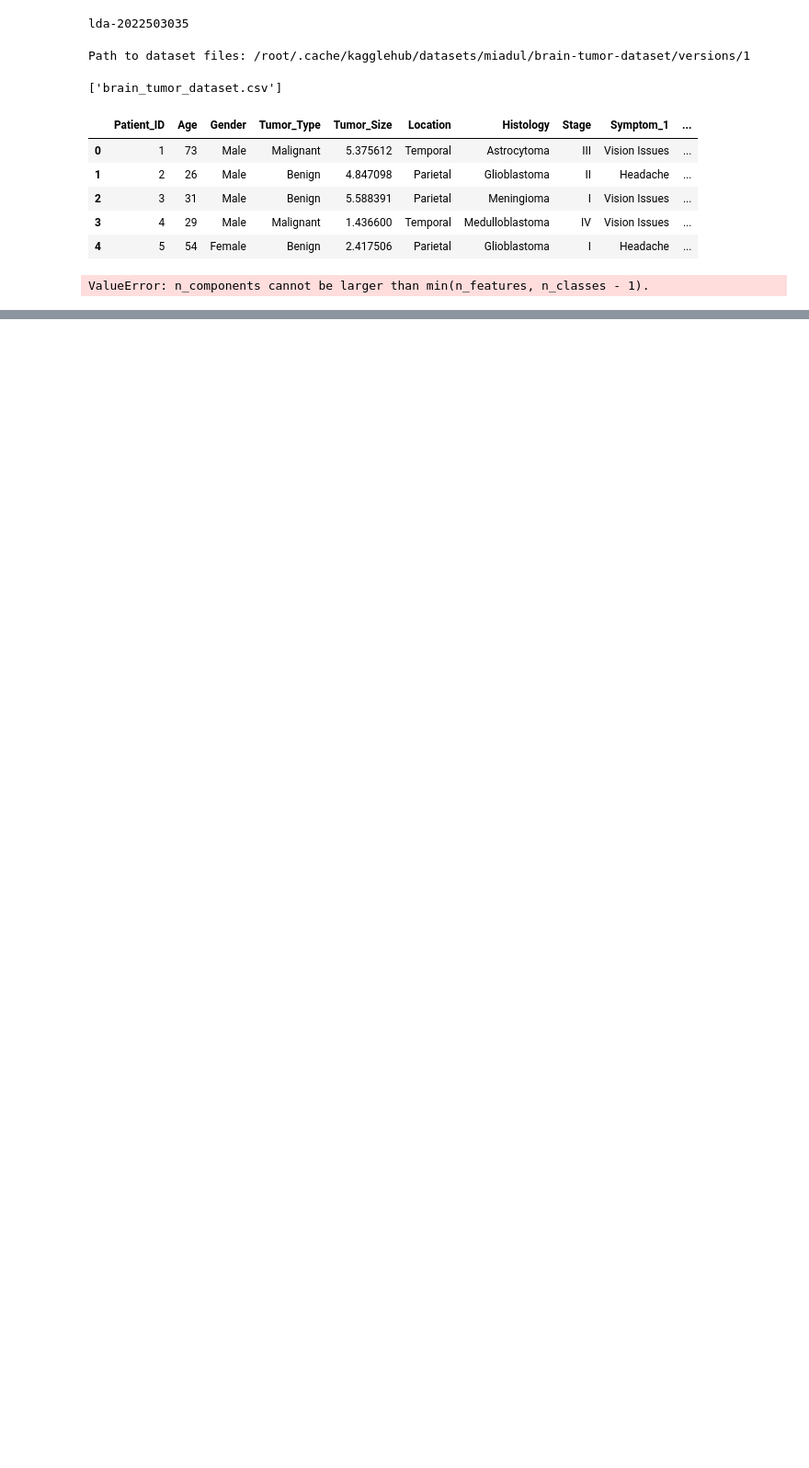
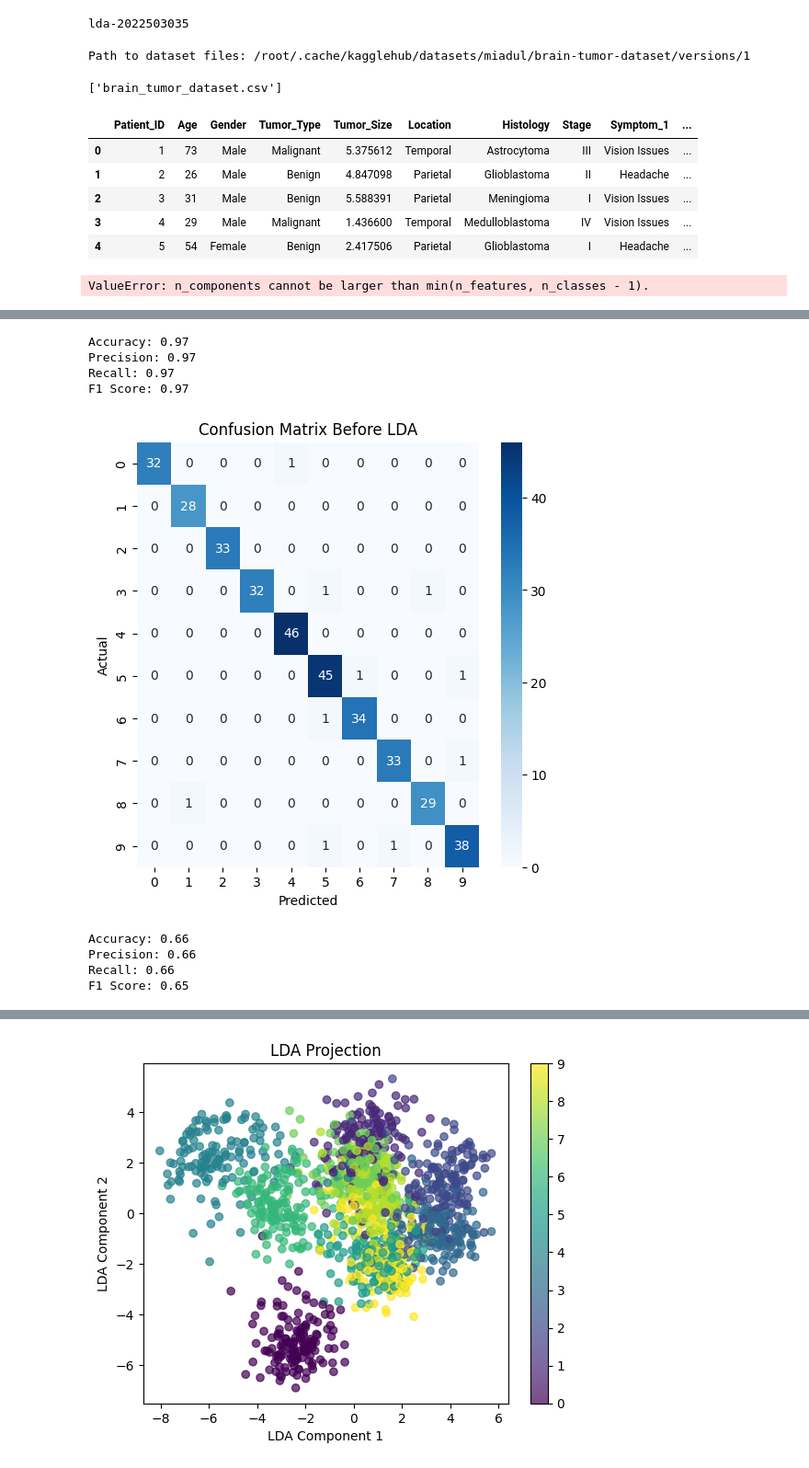
Before and after one commit to Kritzr/machine_learning, a Jupyter notebook: LDA_2022503035/lda_implementation.ipynb, the cells around one changed output, grey strips where cells are left out. Shown at 92% size. Cells and saved outputs as stored; diff of their text form; code cells hidden in the pictures; blank space fills up the shorter version.

```diff
--- a/LDA_2022503035/lda_implementation.ipynb
+++ b/LDA_2022503035/lda_implementation.ipynb
@@ -153,0 +273,51 @@ ValueError: n_components cannot be larger than min(n_features, n_classes - 1).
+# %%
+class LDAProcessor:
+    def __init__(self, n_components=2):
+        self.lda = LDA(n_components=n_components)
+
+    def fit_transform(self, X_train, y_train):
+        return self.lda.fit_transform(X_train, y_train)
+
+    def transform(self, X_test):
+        return self.lda.transform(X_test)
+# %%
+class Visualizer:
+    @staticmethod
+    def plot_lda_projection(X_train_lda, y_train):
+        plt.scatter(X_train_lda[:, 0], X_train_lda[:, 1], c=y_train, cmap='viridis', alpha=0.7)
+        plt.xlabel('LDA Component 1')
+        plt.ylabel('LDA Component 2')
+        plt.title('LDA Projection')
+        plt.colorbar()
+        plt.show()
+# %%
+rf_before_lda = RandomForestModel()
+rf_before_lda.train(X_train, y_train)
+y_pred_before_lda = rf_before_lda.predict(X_test)
+rf_before_lda.evaluate(y_test, y_pred_before_lda)
+rf_before_lda.show_confusion_matrix(y_test, y_pred_before_lda, title="Confusion Matrix Before LDA")
+
+# Apply LDA
+lda_processor = LDAProcessor()
+X_train_lda = lda_processor.fit_transform(X_train, y_train)
+X_test_lda = lda_processor.transform(X_test)
+
+# Train and evaluate Random Forest after LDA
+rf_after_lda = RandomForestModel()
+rf_after_lda.train(X_train_lda, y_train)
+y_pred_after_lda = rf_after_lda.predict(X_test_lda)
+rf_after_lda.evaluate(y_test, y_pred_after_lda)
+rf_after_lda.show_confusion_matrix(y_test, y_pred_after_lda, title="Confusion Matrix After LDA")
+
+# Visualization
+Visualizer.plot_lda_projection(X_train_lda, y_train)
+# %% [output]
+Accuracy: 0.97
+Precision: 0.97
+Recall: 0.97
+F1 Score: 0.97
+[figure, added]
+Accuracy: 0.66
+Precision: 0.66
+Recall: 0.66
+F1 Score: 0.65
@@ -153,0 +325 @@ ValueError: n_components cannot be larger than min(n_features, n_classes - 1).
+[figure, added]
```
Also changed, not shown: parts of 4 cells of this notebook.
